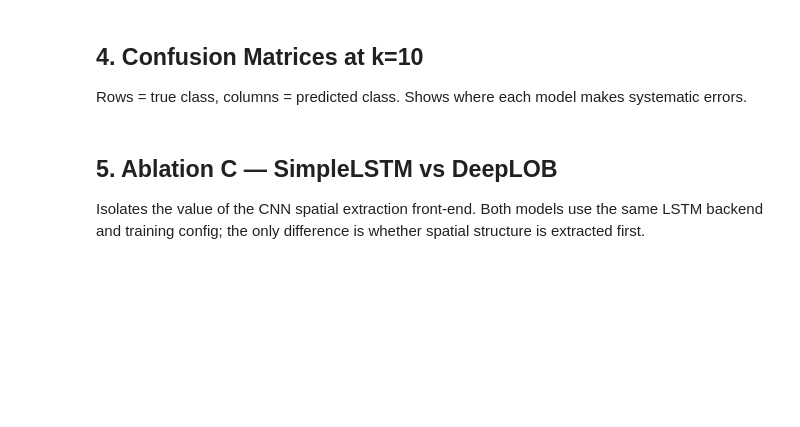
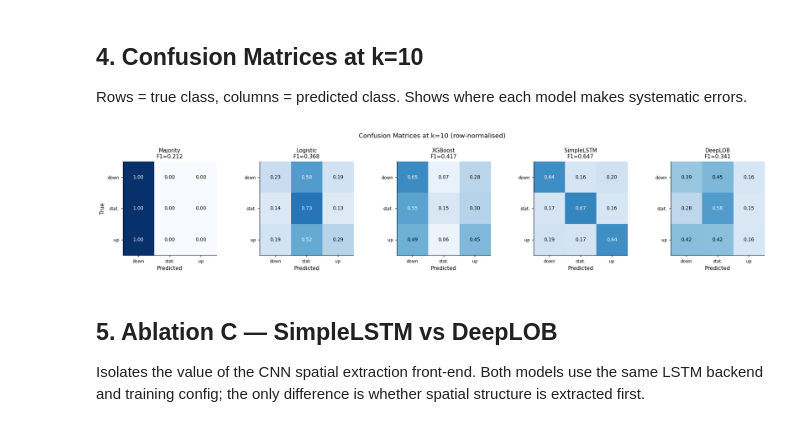
Before and after one commit to MehdiTC/deeplob-midprice-prediction, a Jupyter notebook: notebooks/04_evaluation.ipynb, the cells around one changed output. Saved outputs shown, nothing was run; the diff lists cells and outputs as text; code cells hidden in the pictures; blank space fills up the shorter version.

```diff
--- a/notebooks/04_evaluation.ipynb
+++ b/notebooks/04_evaluation.ipynb
@@ -23,8 +23,11 @@ NVIDIA RTX A5000
 True
 # %%
 import sys, os, pickle, time
-
-PROJECT_ROOT = os.path.expanduser('~/CS372/deeplob-midprice-prediction')
+import socket
+if socket.gethostname().startswith('compsci'):
+    PROJECT_ROOT = os.path.expanduser('~/deeplob-midprice-prediction')
+else:
+    PROJECT_ROOT = os.path.expanduser('~/CS372/deeplob-midprice-prediction')
 if PROJECT_ROOT not in sys.path:
     sys.path.insert(0, PROJECT_ROOT)
 
@@ -164,10 +190,10 @@ Rows = true class, columns = predicted class. Shows where each model makes syste
 # %%
 # Re-run inference at k=10 to get raw prediction arrays
 h_idx_10 = HORIZONS.index(10)
-y_true_10 = Y_test[WINDOW - 1:, h_idx_10]  # labels aligned to windows
+y_true_10 = Y_test[WINDOW - 1:-1, h_idx_10]  # N-WINDOW items, aligned to sliding windows
 
 def get_classical_preds_k10(clf, X):
-    return clf.predict(X[WINDOW - 1:])  # skip first 99 rows to align with windows
+    return clf.predict(X[WINDOW - 1:-1])  # drop first 99 and last row to match window count
 
 def get_nn_preds(model, X, Y, h_idx):
     ds = SlidingWindowDataset(X, Y, window=WINDOW, horizon_idx=h_idx)
@@ -190,33 +216,35 @@ xgb_k10.fit(X_train_eng, Y_train[:, h_idx_10], config=classical['xgb_best_config
 
 preds_k10 = {
     'Majority':   get_classical_preds_k10(maj_k10,  X_test),
     'Logistic':   get_classical_preds_k10(lr_k10,   X_test),
     'XGBoost':    get_classical_preds_k10(xgb_k10,  X_test_eng),
     'SimpleLSTM': get_nn_preds(lstm_k10, X_test, Y_test, h_idx_10),
     'DeepLOB':    get_nn_preds(dlob_k10, X_test, Y_test, h_idx_10),
 }
 
 CLASS_NAMES = ['down', 'stat.', 'up']
 fig, axes = plt.subplots(1, 5, figsize=(18, 3.5))
 for ax, (name, preds) in zip(axes, preds_k10.items()):
     cm = get_confusion_matrix(y_true_10, preds).astype(float)
     cm_norm = cm / cm.sum(axis=1, keepdims=True)  # row-normalise
     im = ax.imshow(cm_norm, cmap='Blues', vmin=0, vmax=1)
     for i in range(3):
         for j in range(3):
             ax.text(j, i, f'{cm_norm[i,j]:.2f}', ha='center', va='center',
                     fontsize=9, color='white' if cm_norm[i,j] > 0.5 else 'black')
     ax.set_xticks([0,1,2]); ax.set_xticklabels(CLASS_NAMES, fontsize=8)
     ax.set_yticks([0,1,2]); ax.set_yticklabels(CLASS_NAMES, fontsize=8)
     f1 = compute_metrics(y_true_10, preds)['weighted_f1']
     ax.set_title(f'{name}\nF1={f1:.3f}', fontsize=10)
     if ax == axes[0]: ax.set_ylabel('True')
     ax.set_xlabel('Predicted')
 
 fig.suptitle('Confusion Matrices at k=10 (row-normalised)', fontsize=12, y=1.02)
 plt.tight_layout()
 plt.savefig(os.path.join(RESULTS, 'confusion_matrices_k10.png'), bbox_inches='tight')
 plt.show()
+# %% [output]
+[figure, added]
 # %% [markdown]
 ## 5. Ablation C — SimpleLSTM vs DeepLOB
 
```
Also changed, not shown: parts of 11 cells of this notebook, 7 other files.
